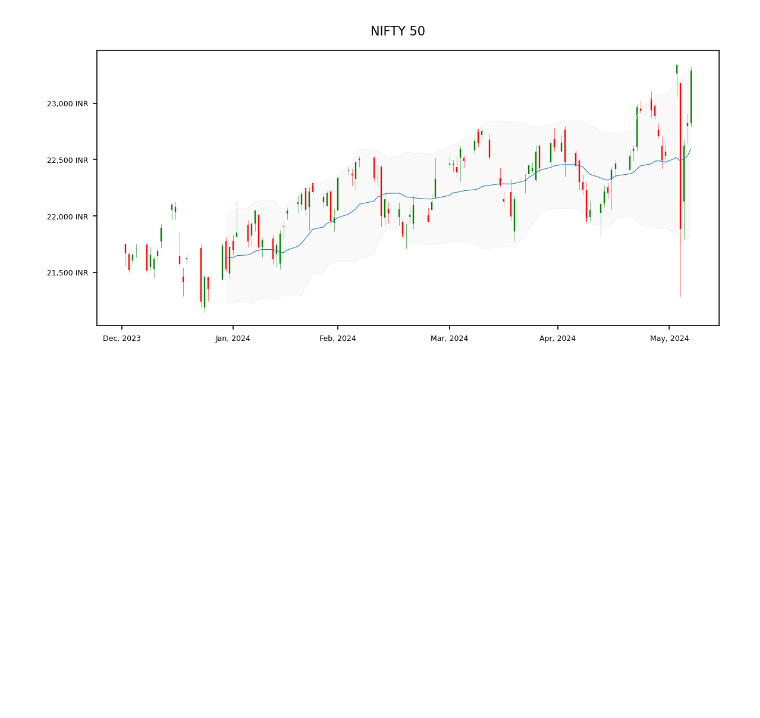
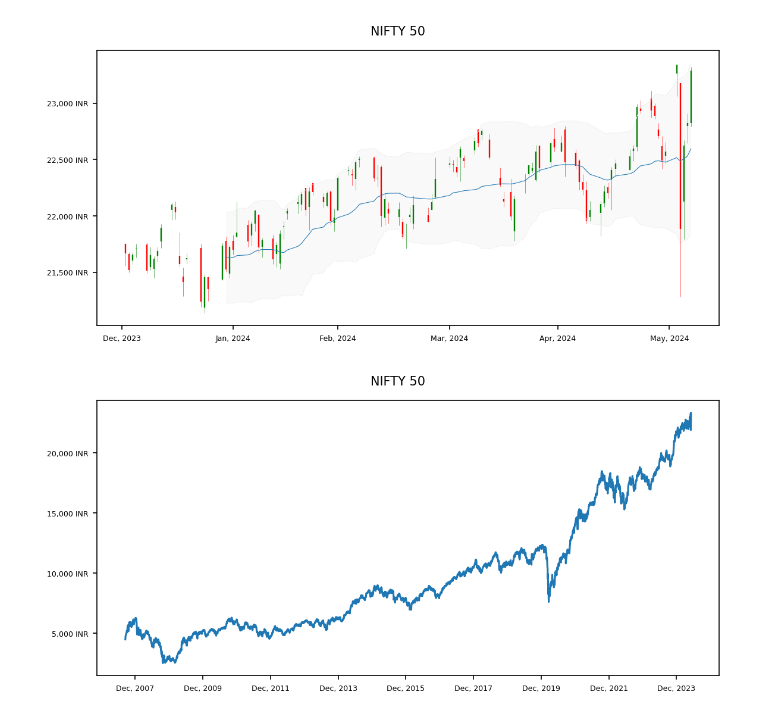
Before and after one commit to BhavyeMathur/bajaj-amc-nifty50-analysis, a Jupyter notebook: nifty-plot.ipynb, the cells around one changed output. Cells and saved outputs as stored; diff of their text form; code cells hidden in the pictures; blank space fills up the shorter version.

```diff
--- a/nifty-plot.ipynb
+++ b/nifty-plot.ipynb
@@ -32,3 +32,8 @@ plot.indicator(SMAIndicator(window=20))
 plot.show(period=periods.ytd, interval=intervals.day)
 # %% [output]
 [figure]
+# %%
+plot = plotting.LinePlot(NIFTY)
+plot.show(period=periods.max, interval=intervals.day)
+# %% [output]
+[figure, added]
```
Also changed, not shown: parts of 3 cells of this notebook, 1 other file.
